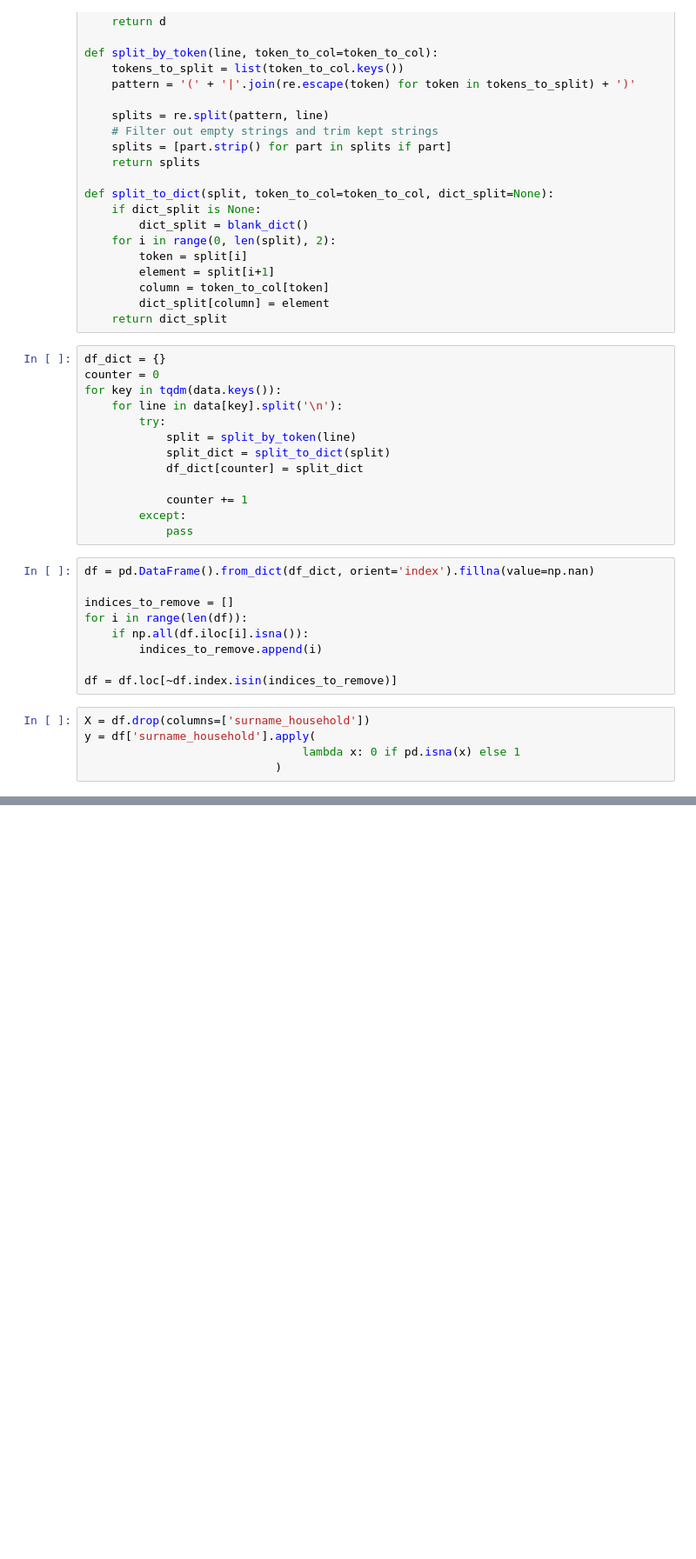
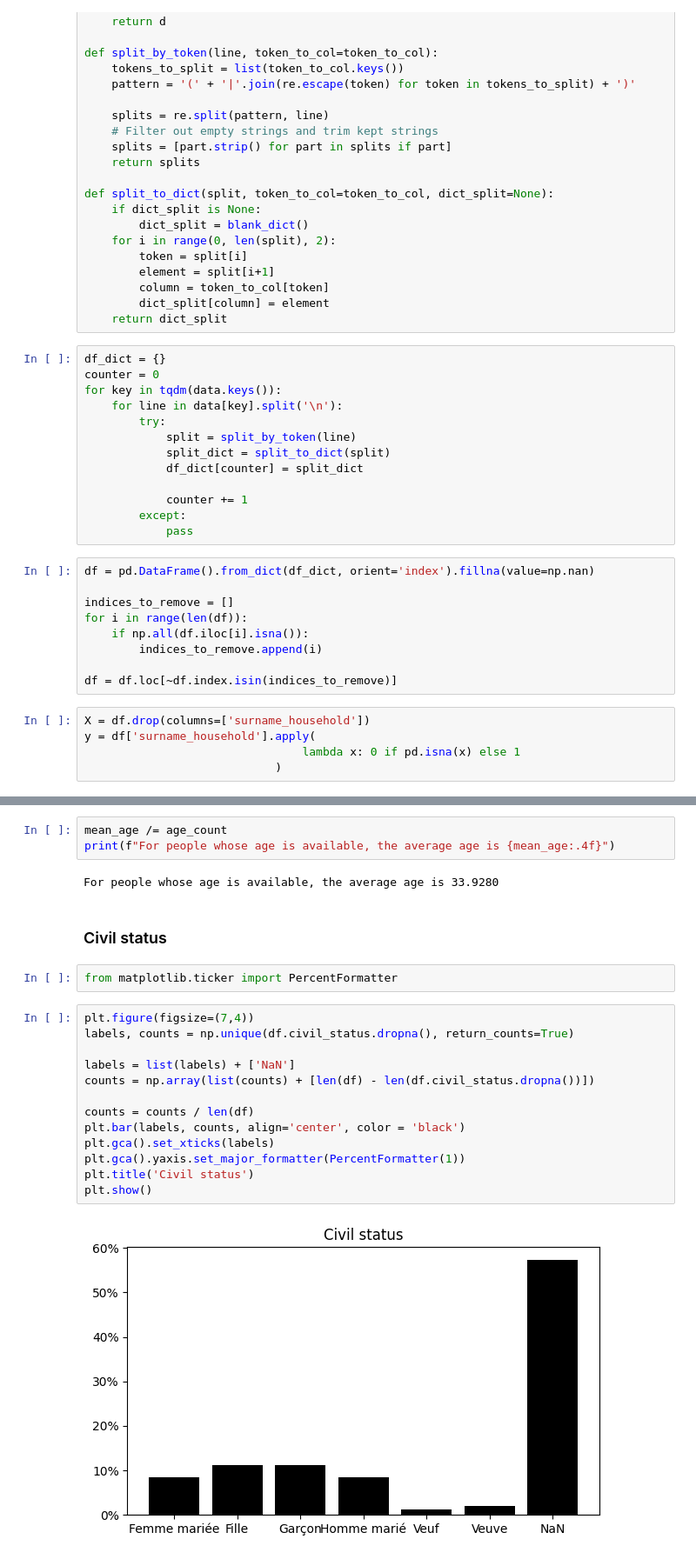
Before and after one commit to Tristan-Amadei/NLP, a Jupyter notebook: src/eda.ipynb, the cells around one changed output, grey strips where cells are left out. Shown at 87% size. Cells and saved outputs as stored; diff of their text form; blank space fills up the shorter version.

```diff
--- a/src/eda.ipynb
+++ b/src/eda.ipynb
@@ -88,0 +125,24 @@ X.head(10).to_latex()
+# %%
+mean_age /= age_count
+print(f"For people whose age is available, the average age is {mean_age:.4f}")
+# %% [output]
+For people whose age is available, the average age is 33.9280
+# %% [markdown]
+### Civil status
+# %%
+from matplotlib.ticker import PercentFormatter
+# %%
+plt.figure(figsize=(7,4))
+labels, counts = np.unique(df.civil_status.dropna(), return_counts=True)
+
+labels = list(labels) + ['NaN']
+counts = np.array(list(counts) + [len(df) - len(df.civil_status.dropna())])
+
+counts = counts / len(df)
+plt.bar(labels, counts, align='center', color = 'black')
+plt.gca().set_xticks(labels)
+plt.gca().yaxis.set_major_formatter(PercentFormatter(1))
+plt.title('Civil status')
+plt.show()
+# %% [output]
+[figure, added]
```
Also changed, not shown: parts of 13 cells of this notebook, 2 other files.
